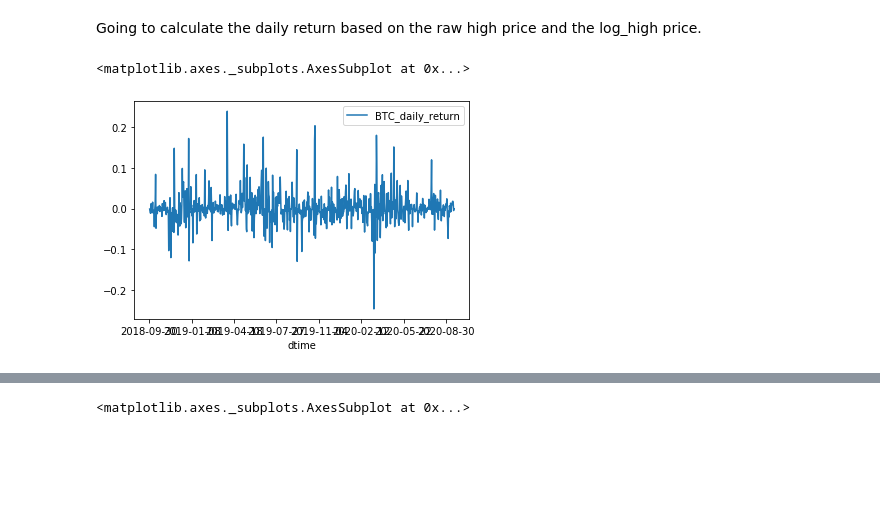
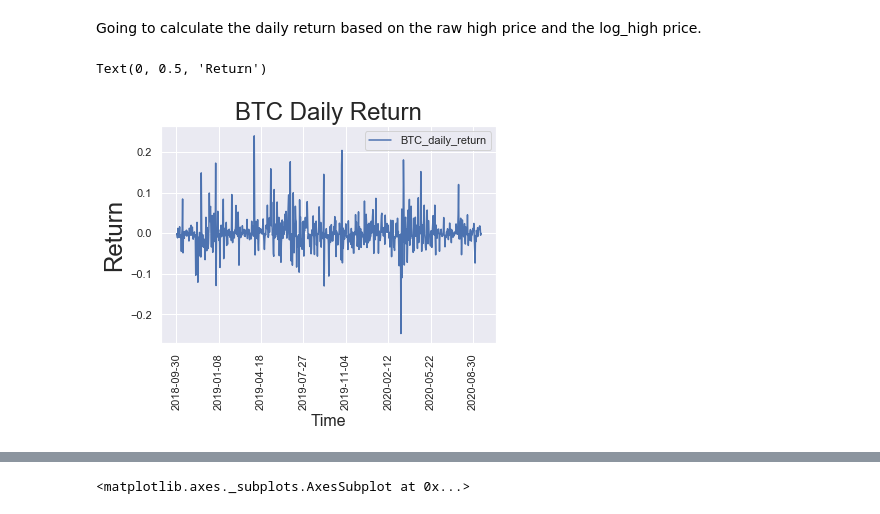
Before and after one commit to hank-butler/Third-Capstone, a Jupyter notebook: Third_Capstone_EDA.ipynb, the cells around one changed output, grey strips where cells are left out. Saved outputs shown, nothing was run; the diff lists cells and outputs as text; code cells hidden in the pictures; blank space fills up the shorter version.

```diff
--- a/Third_Capstone_EDA.ipynb
+++ b/Third_Capstone_EDA.ipynb
@@ -64,12 +72,19 @@ The log transformation allows a better view of how the prices move in conjunctio
 ## Daily Returns
 # %% [markdown]
 Going to calculate the daily return based on the raw high price and the log_high price.
+# %%
+import seaborn as sns
+sns.set()
 # %%
 df['BTC_daily_return'] = df['high_BTC'].pct_change()
-# %%
-df.plot(y=['BTC_daily_return'])
-# %% [output]
-<matplotlib.axes._subplots.AxesSubplot at 0x...>
-[figure, removed]
+# %%
+df.plot(y=['BTC_daily_return'])
+plt.title("BTC Daily Return", size = 24)
+plt.xlabel("Time", size=16)
+plt.xticks(rotation = 90)
+plt.ylabel("Return", size=24)
+# %% [output]
+Text(0, 0.5, 'Return')
+[figure, added]
 # %%
 df['ETH_daily_return'] = df['high_ETH'].pct_change()
```
Also changed, not shown: parts of 6 cells of this notebook.
